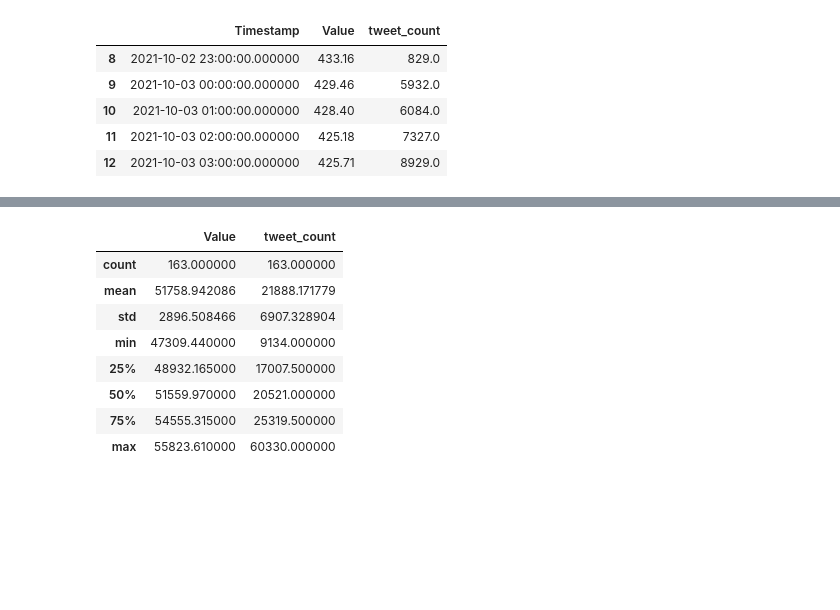
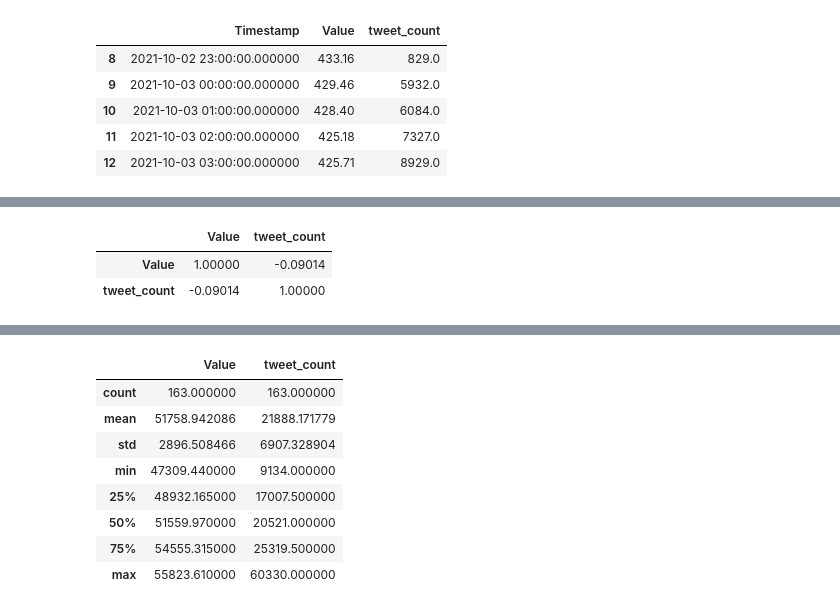
Before and after one commit to hieple24/Project_1, a Jupyter notebook: BNB/BNB_CONCAT_DFs.ipynb, the cells around one changed output, grey strips where cells are left out. Drawn from its saved outputs; the diff is of its cells as text; code cells hidden in the pictures; blank space fills up the shorter version.

```diff
--- a/BNB/BNB_CONCAT_DFs.ipynb
+++ b/BNB/BNB_CONCAT_DFs.ipynb
@@ -55,0 +80,6 @@ AttributeError: 'Line2D' object has no property 'y2'
+# %%
+merged_df.corr()
+# %% [output]
+|  | Value | tweet_count |
+| Value | 1.00000 | -0.09014 |
+| tweet_count | -0.09014 | 1.00000 |
```
Also changed, not shown: parts of 4 cells of this notebook, 3 other files.
